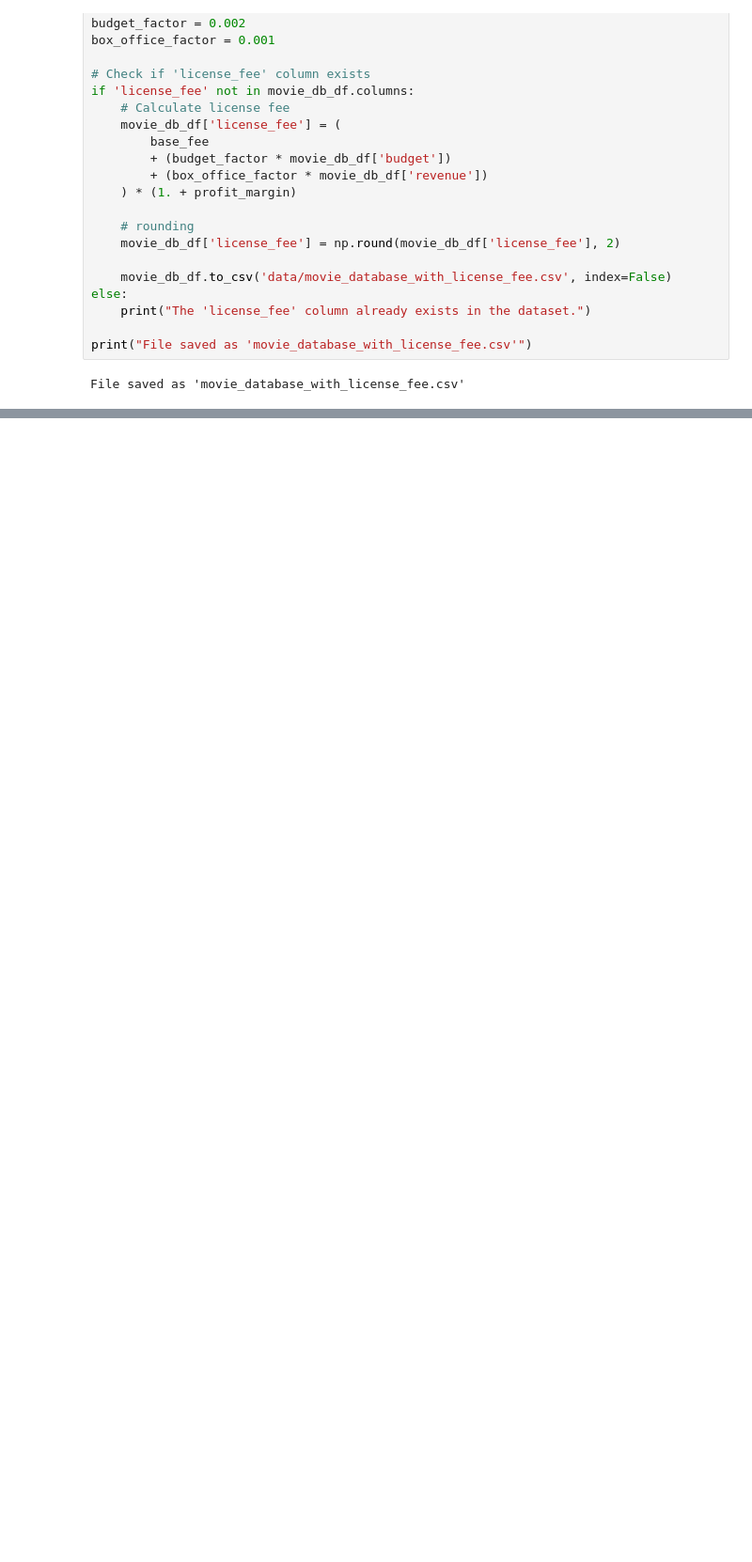
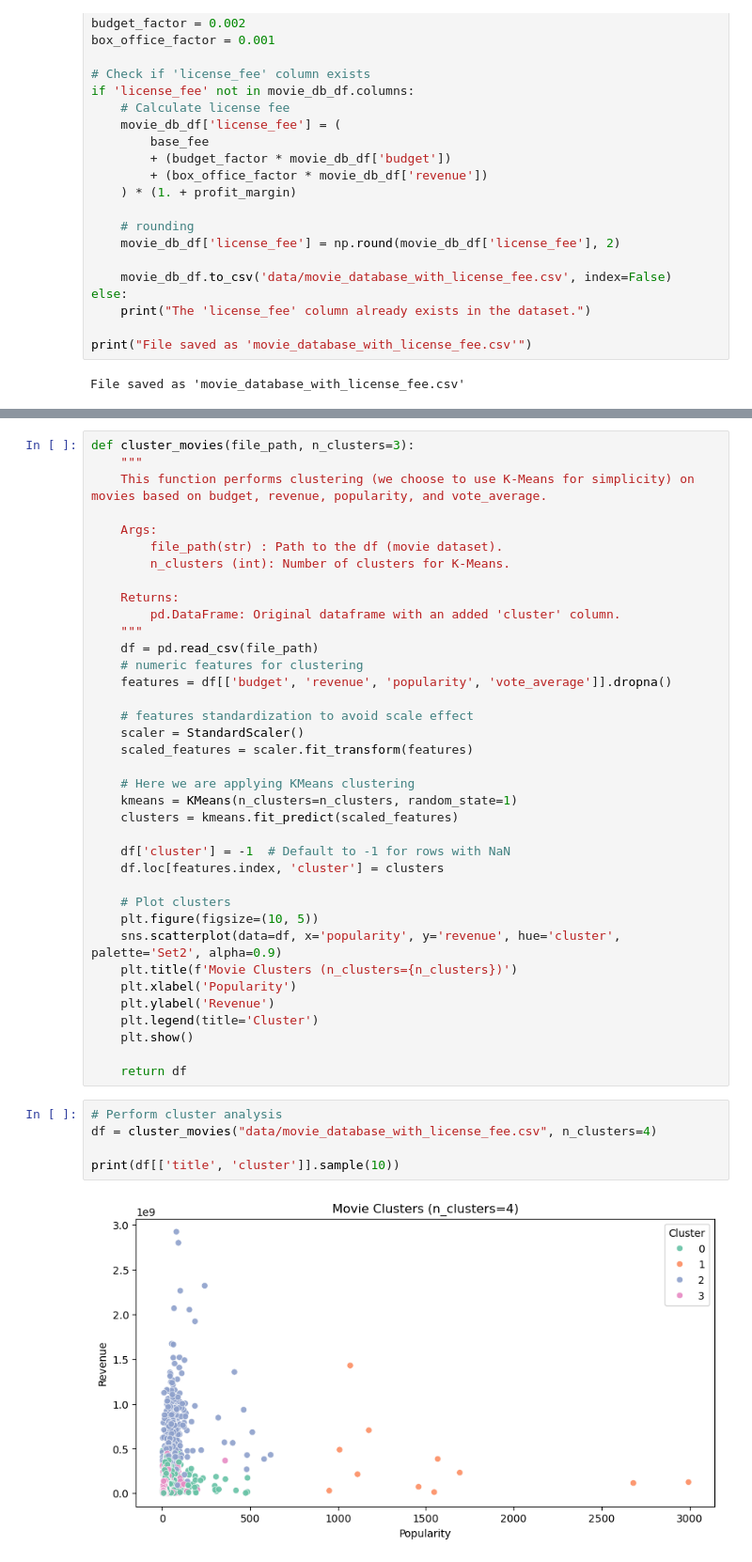
Before and after one commit to DavidKrame/MMCS_Project_UoE_Group9, a Jupyter notebook: DataAnalysis_MovieDataBase.ipynb, the cells around one changed output, grey strips where cells are left out. Shown at 94% size. Saved outputs shown, nothing was run; the diff lists cells and outputs as text; blank space fills up the shorter version.

```diff
--- a/DataAnalysis_MovieDataBase.ipynb
+++ b/DataAnalysis_MovieDataBase.ipynb
@@ -258,0 +401,44 @@ EDA Complete.
+# %%
+def cluster_movies(file_path, n_clusters=3):
+    """
+    This function performs clustering (we choose to use K-Means for simplicity) on movies based on budget, revenue, popularity, and vote_average.
+
+    Args:
+        file_path(str) : Path to the df (movie dataset).
+        n_clusters (int): Number of clusters for K-Means.
+
+    Returns:
+        pd.DataFrame: Original dataframe with an added 'cluster' column.
+    """
+    df = pd.read_csv(file_path)
+    # numeric features for clustering
+    features = df[['budget', 'revenue', 'popularity', 'vote_average']].dropna()
+
+    # features standardization to avoid scale effect
+    scaler = StandardScaler()
+    scaled_features = scaler.fit_transform(features)
+
+    # Here we are applying KMeans clustering
+    kmeans = KMeans(n_clusters=n_clusters, random_state=1)
+    clusters = kmeans.fit_predict(scaled_features)
+
+    df['cluster'] = -1  # Default to -1 for rows with NaN
+    df.loc[features.index, 'cluster'] = clusters
+
+    # Plot clusters
+    plt.figure(figsize=(10, 5))
+    sns.scatterplot(data=df, x='popularity', y='revenue', hue='cluster', palette='Set2', alpha=0.9)
+    plt.title(f'Movie Clusters (n_clusters={n_clusters})')
+    plt.xlabel('Popularity')
+    plt.ylabel('Revenue')
+    plt.legend(title='Cluster')
+    plt.show()
+
+    return df
+# %%
+# Perform cluster analysis
+df = cluster_movies("data/movie_database_with_license_fee.csv", n_clusters=4)
+
+print(df[['title', 'cluster']].sample(10))
+# %% [output]
+[figure, added]
```
Also changed, not shown: parts of 13 cells of this notebook.
